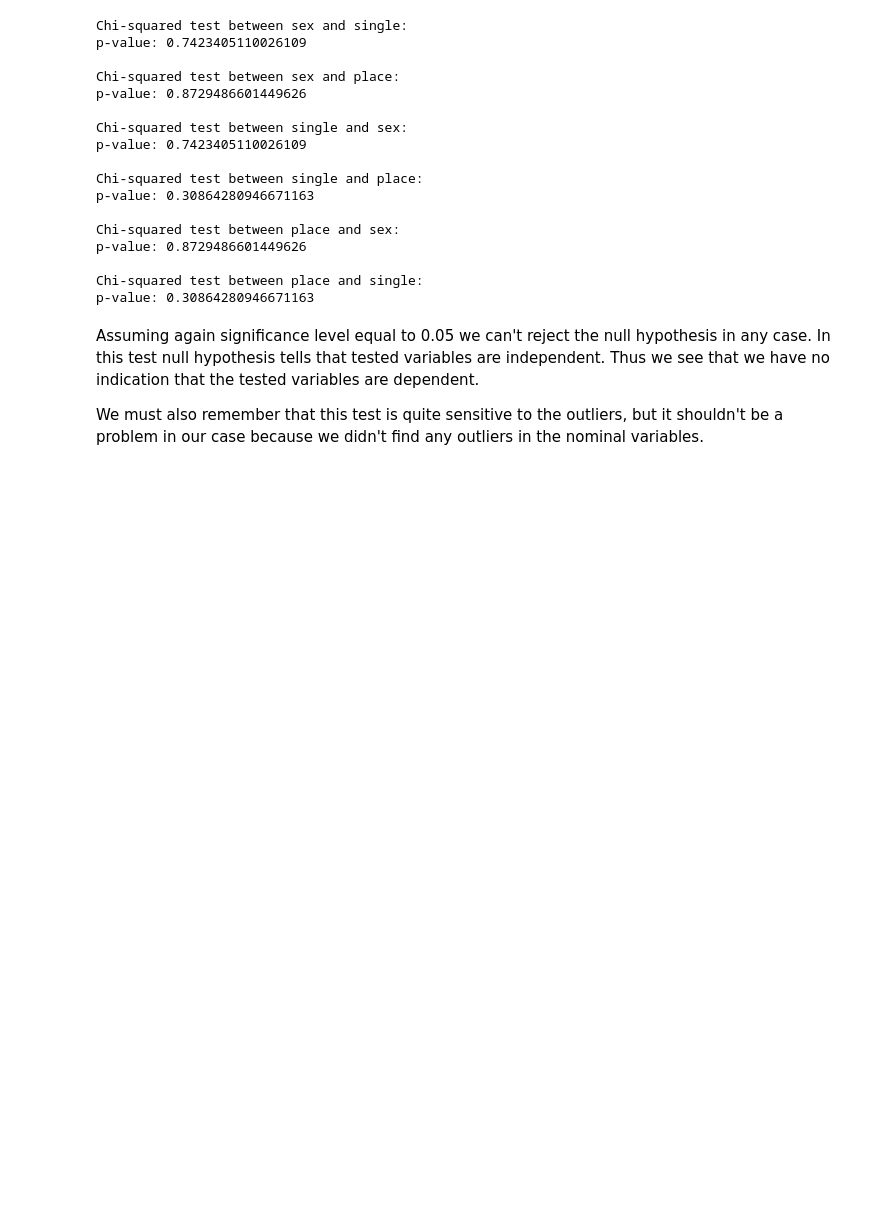
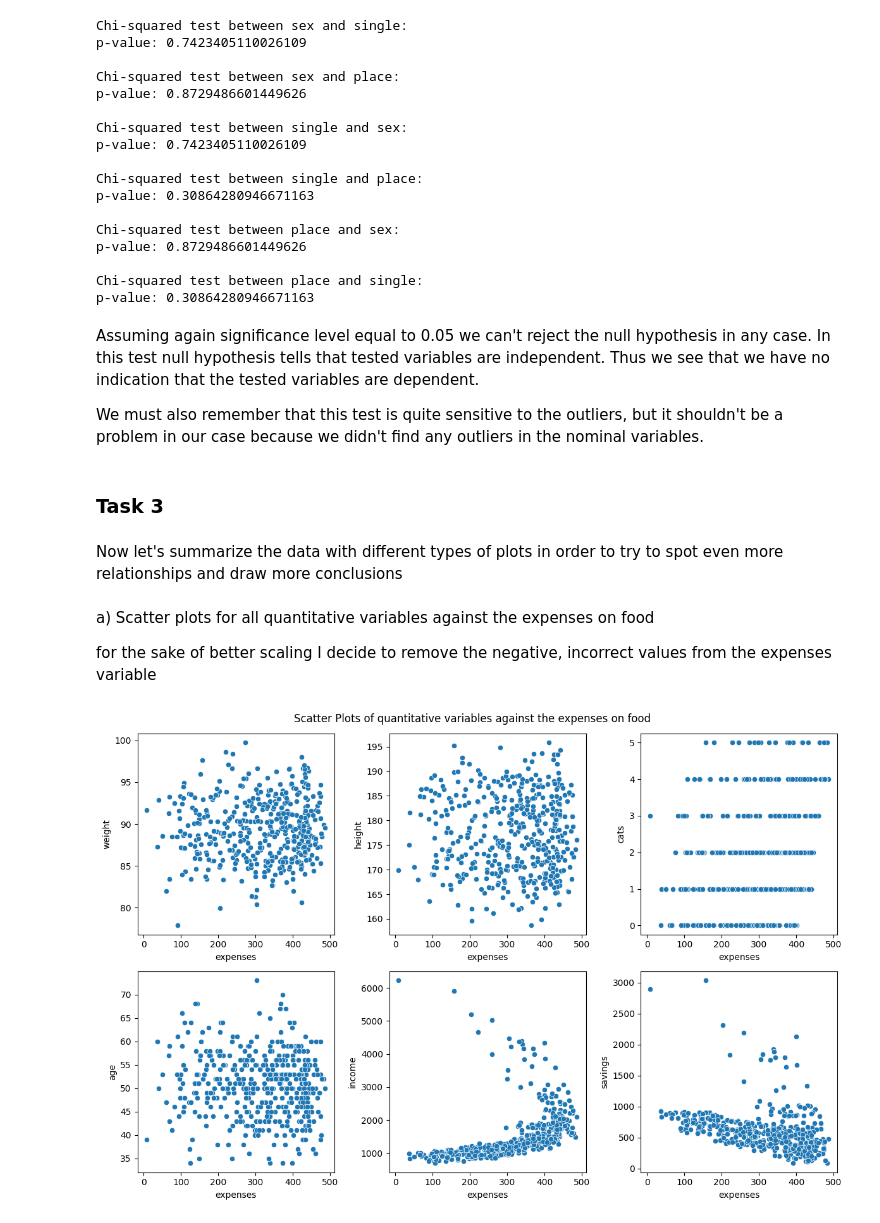
Before and after one commit to Sivvak/sml, a Jupyter notebook: hw1/SML_project1.ipynb, the cells around one changed output. Cells and saved outputs as stored; diff of their text form; code cells hidden in the pictures; blank space fills up the shorter version.

Commit message:
solve task 3

```diff
--- a/hw1/SML_project1.ipynb
+++ b/hw1/SML_project1.ipynb
@@ -330,3 +330,34 @@ p-value: 0.30864280946671163
 Assuming again significance level equal to 0.05 we can't reject the null hypothesis in any case. In this test null hypothesis tells that tested variables are independent. Thus we see that we have no indication that the tested variables are dependent.
 
 We must also remember that this test is quite sensitive to the outliers, but it shouldn't be a problem in our case because we didn't find any outliers in the nominal variables.
+# %% [markdown]
+### Task 3
+# %% [markdown]
+Now let's summarize the data with different types of plots in order to try to spot even more relationships and draw more conclusions
+# %% [markdown]
+a) Scatter plots for all quantitative variables against the expenses on food
+
+for the sake of better scaling I decide to remove the negative, incorrect values from the expenses variable
+# %%
+fig, axes = plt.subplots(2, 3, figsize=(12, 8))
+
+x = data["expenses"]
+x = x[x >= 0]
+
+for i, var in enumerate(quan_vars):
+    if var == "expenses":
+        continue
+
+    row = i // 3
+    col = i % 3
+
+    sns.scatterplot(x=x, y=data[var], ax=axes[row][col])
+
+    axes[row][col].set_xlabel("expenses")
+    axes[row][col].set_ylabel(var)
+
+fig.suptitle("Scatter Plots of quantitative variables against the expenses on food")
+fig.tight_layout()
+plt.show()
+# %% [output]
+[figure, added]
```
Also changed, not shown: parts of 13 cells of this notebook.
